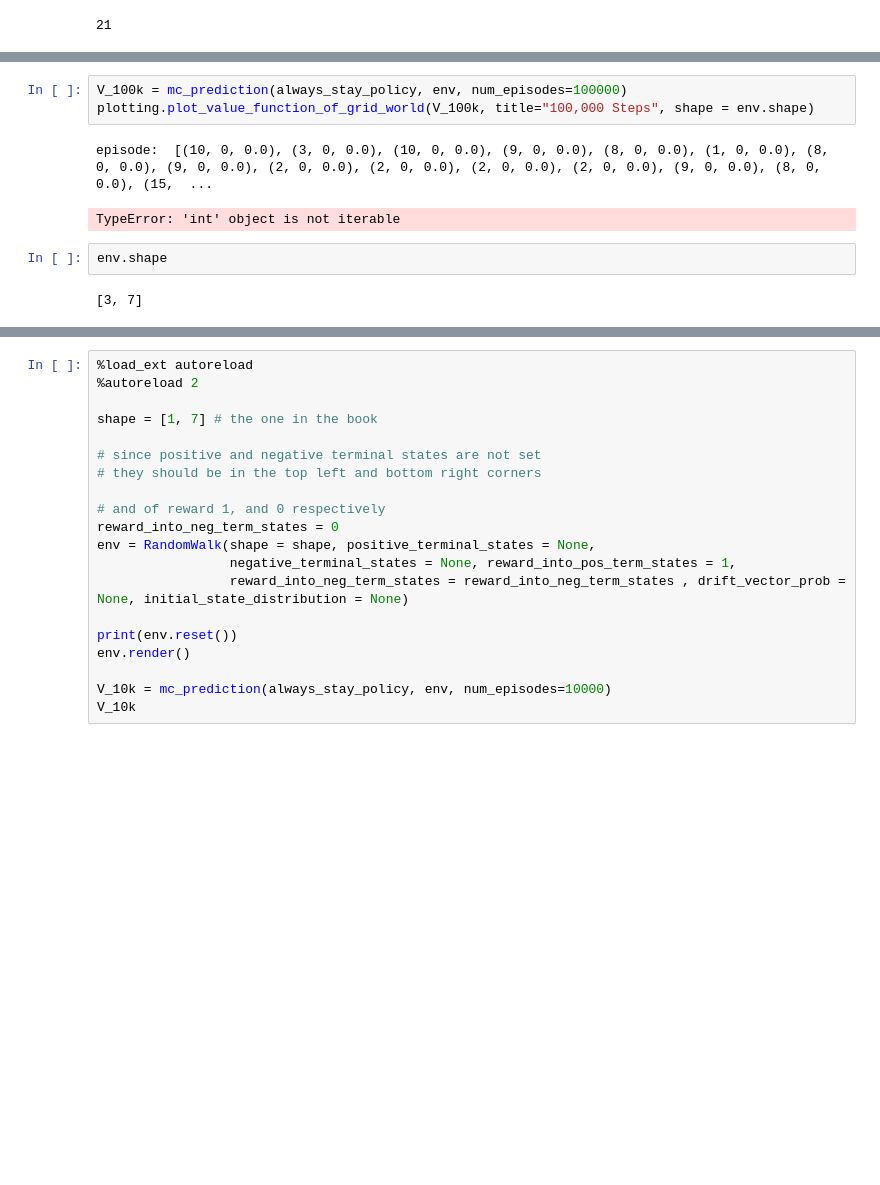
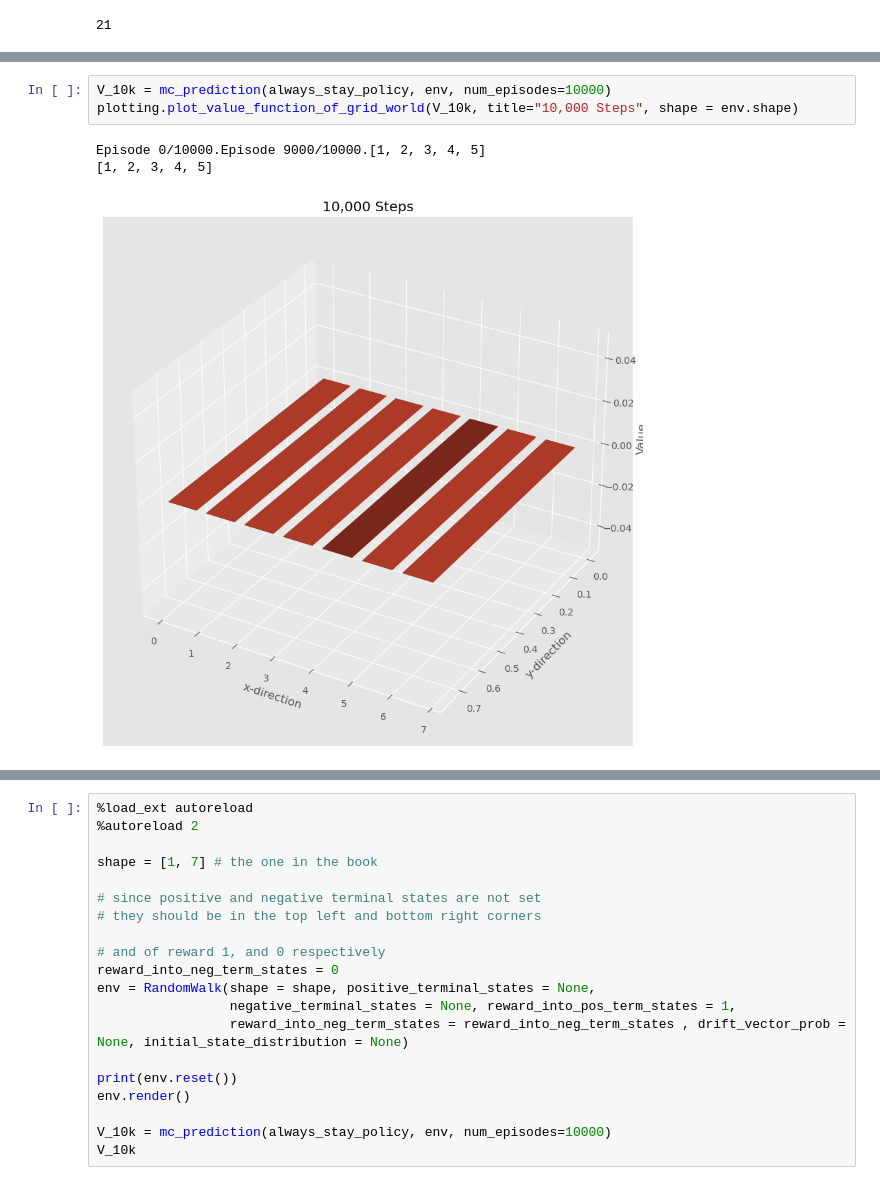
Before and after one commit to DorDorHome/reinforcement-learning, a Jupyter notebook: MC/Random walk playground and DP solution by Alvin.ipynb, the cells around one changed output, grey strips where cells are left out. Cells and saved outputs as stored; diff of their text form; blank space fills up the shorter version.

```diff
--- a/MC/Random walk playground and DP solution by Alvin.ipynb
+++ b/MC/Random walk playground and DP solution by Alvin.ipynb
@@ -293,11 +294,8 @@ pos is  2 6
 is done: True
 # %%
-V_100k = mc_prediction(always_stay_policy, env, num_episodes=100000)
-plotting.plot_value_function_of_grid_world(V_100k, title="100,000 Steps", shape = env.shape)
+V_10k = mc_prediction(always_stay_policy, env, num_episodes=10000)
+plotting.plot_value_function_of_grid_world(V_10k, title="10,000 Steps", shape = env.shape)
 # %% [output]
-episode:  [(10, 0, 0.0), (3, 0, 0.0), (10, 0, 0.0), (9, 0, 0.0), (8, 0, 0.0), (1, 0, 0.0), (8, 0, 0.0), (9, 0, 0.0), (2, 0, 0.0), (2, 0, 0.0), (2, 0, 0.0), (2, 0, 0.0), (9, 0, 0.0), (8, 0, 0.0), (15,  ...
+Episode 0/10000.Episode 9000/10000.[1, 2, 3, 4, 5]
+[1, 2, 3, 4, 5]
-TypeError: 'int' object is not iterable
+[figure, added]
-# %%
-env.shape
-# %% [output]
-[3, 7]
```
Also changed, not shown: parts of 8 cells of this notebook, 4 other files.
